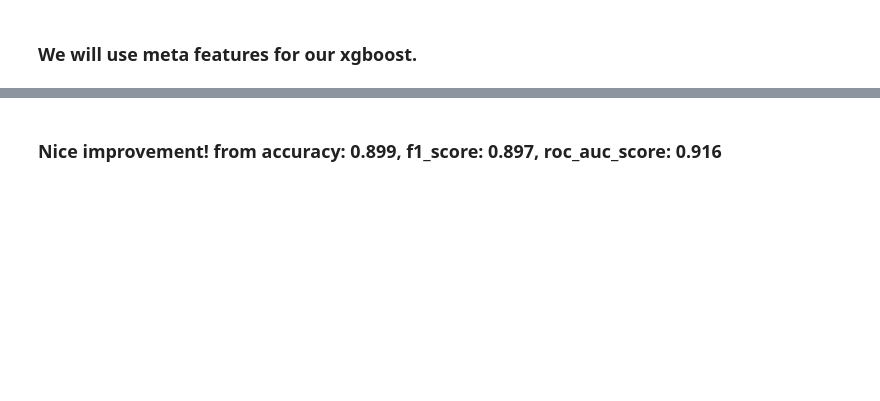
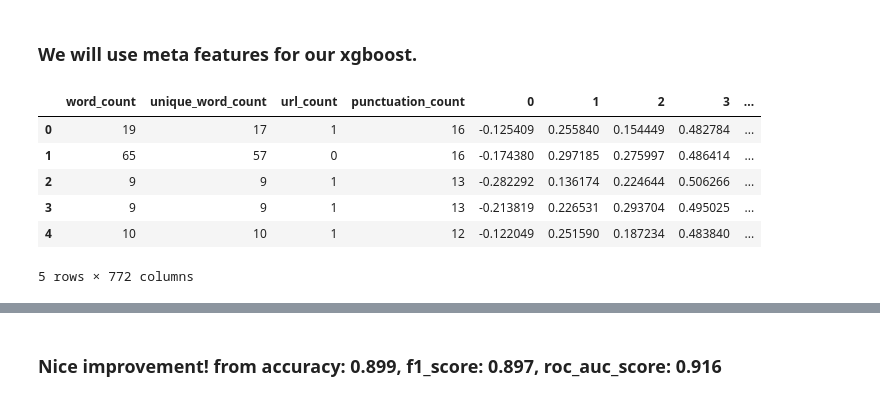
Before and after one commit to hydrazine114/NLP_ia_rt, a Jupyter notebook: xgb.ipynb, the cells around one changed output, grey strips where cells are left out. Cells and saved outputs as stored; diff of their text form; code cells hidden in the pictures; blank space fills up the shorter version.

```diff
--- a/xgb.ipynb
+++ b/xgb.ipynb
@@ -12,12 +12,21 @@ from sklearn.metrics import f1_score, roc_auc_score, accuracy_score
 # %%
 train_data = pd.read_csv('train_data_features.csv')
 test_data = pd.read_csv('test_data_features.csv')
-cols2drop = ['Unnamed: 0', 'id', 'owner_id', 'text', 'likes', 'stop_word_count', 'url_count',
-                           'mean_word_length', 'hashtag_count', 'mention_count', 'text_cleaned', 'target']
+cols2drop = ['Unnamed: 0', 'id', 'owner_id', 'text', 'likes', 'stop_word_count',
+                           'mean_word_length', 'char_count', 'hashtag_count', 'mention_count', 'text_cleaned', 'target', 'level_0']
 y = train_data.target
 X = train_data.drop(columns=cols2drop)
 y_test = test_data.target
 X_test = test_data.drop(columns=cols2drop)
+X_test.head()
+# %% [output]
+|  | word_count | unique_word_count | url_count | punctuation_count | 0 | 1 | 2 | 3 | ... |
+| 0 | 19 | 17 | 1 | 16 | -0.125409 | 0.255840 | 0.154449 | 0.482784 | ... |
+| 1 | 65 | 57 | 0 | 16 | -0.174380 | 0.297185 | 0.275997 | 0.486414 | ... |
+| 2 | 9 | 9 | 1 | 13 | -0.282292 | 0.136174 | 0.224644 | 0.506266 | ... |
+| 3 | 9 | 9 | 1 | 13 | -0.213819 | 0.226531 | 0.293704 | 0.495025 | ... |
+| 4 | 10 | 10 | 1 | 12 | -0.122049 | 0.251590 | 0.187234 | 0.483840 | ... |
+5 rows × 772 columns
 # %%
 X_train, X_val, y_train, y_val = train_test_split(X, y, train_size=0.9,
                                                     stratify=y, shuffle=True, random_state=42)
```
Also changed, not shown: parts of 4 cells of this notebook, 1 other file.
